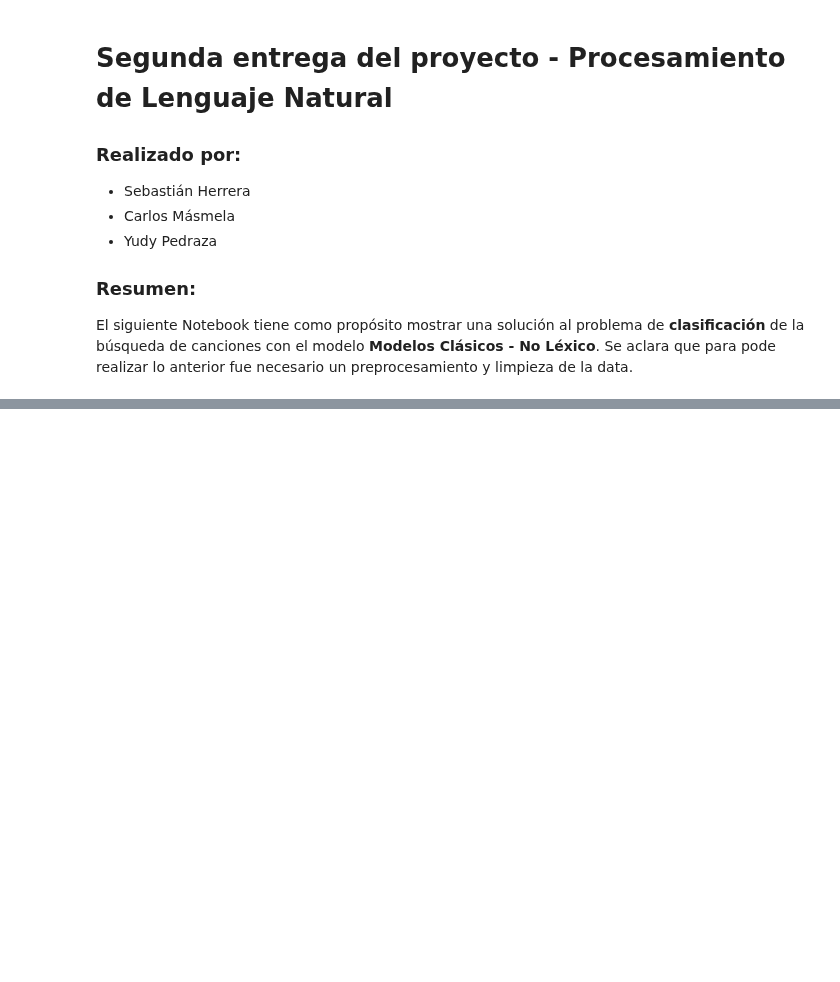
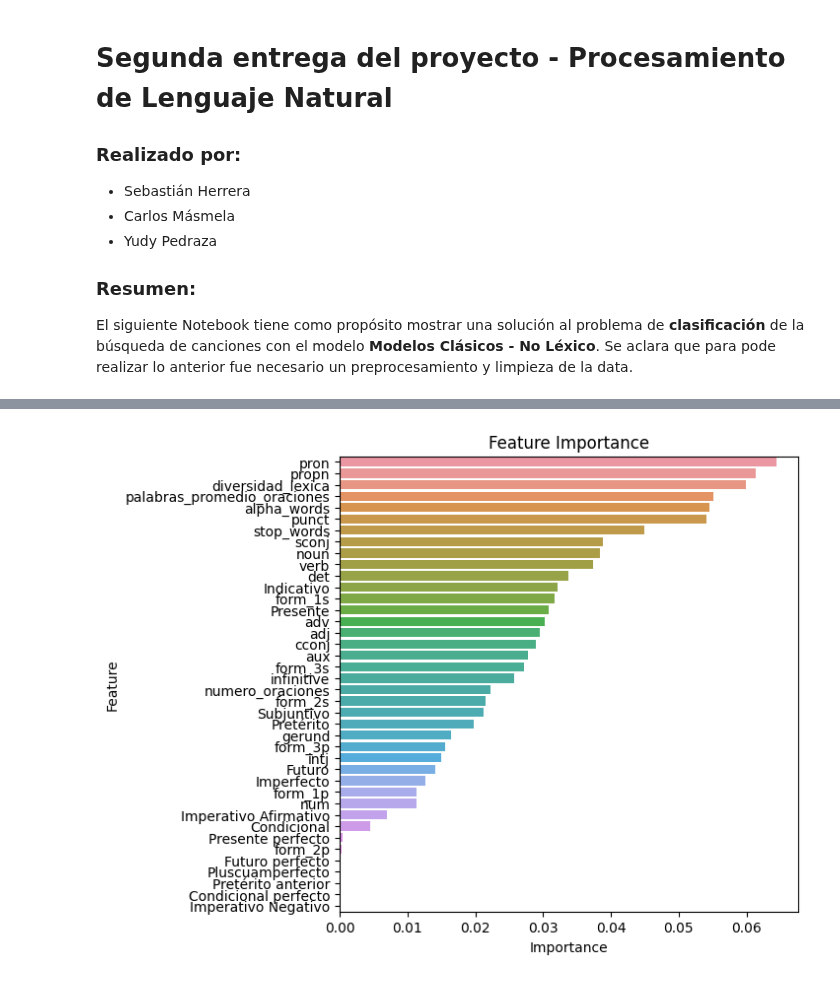
Before and after one commit to candemas97/hgmp-nlp-project, a Jupyter notebook: entregas/entrega2/clasificacion_no_lexica/main_clasico_no_lexico.ipynb, the cells around one changed output, grey strips where cells are left out. Drawn from its saved outputs; the diff is of its cells as text; code cells hidden in the pictures; blank space fills up the shorter version.

```diff
--- a/entregas/entrega2/clasificacion_no_lexica/main_clasico_no_lexico.ipynb
+++ b/entregas/entrega2/clasificacion_no_lexica/main_clasico_no_lexico.ipynb
@@ -172,0 +29,5 @@ def count_gramatical_categories_and_forms(text: str) -> pandas.Series:
+# %%
+df = pandas.read_csv("./database_no_lexico.csv")
+df = df.drop(["Artista", "Titulo", "Cancion", "normalize_2"], axis=1)
+df = df.dropna()
+df
@@ -172,0 +48,14 @@ def count_gramatical_categories_and_forms(text: str) -> pandas.Series:
+# %%
+df_train, df_test = sklearn.model_selection.train_test_split(df, test_size=0.3, random_state=42)
+df_train = pandas.DataFrame(df_train)
+df_test = pandas.DataFrame(df_test)
+
+X_train = df_train.drop(["Genero"], axis=1).values
+y_train = df_train["Genero"].values
+
+X_test = df_test.drop(["Genero"], axis=1).values
+y_test = df_test["Genero"].values
+# %%
+model_rfc = sklearn.ensemble.RandomForestClassifier()
+# %%
+model_rfc.fit(X_train, y_train)
@@ -172,0 +131,17 @@ def count_gramatical_categories_and_forms(text: str) -> pandas.Series:
+# %%
+# Get feature importances
+importances = model_rfc.feature_importances_
+
+# Create a DataFrame with feature names and importance scores
+importance_df = pandas.DataFrame({"Feature": df.drop(["Genero"], axis=1).columns, "Importance": importances})
+
+# Sort the DataFrame by importance in descending order
+importance_df = importance_df.sort_values(by="Importance", ascending=False)
+
+# Create a bar plot of feature importances
+plt.figure(figsize=(6, 6))
+sns.barplot(data=importance_df, x="Importance", y="Feature", orient="h")
+plt.title("Feature Importance")
+plt.show()
+# %% [output]
+[figure, added]
```
Also changed, not shown: parts of 22 cells of this notebook, 16 other files.
